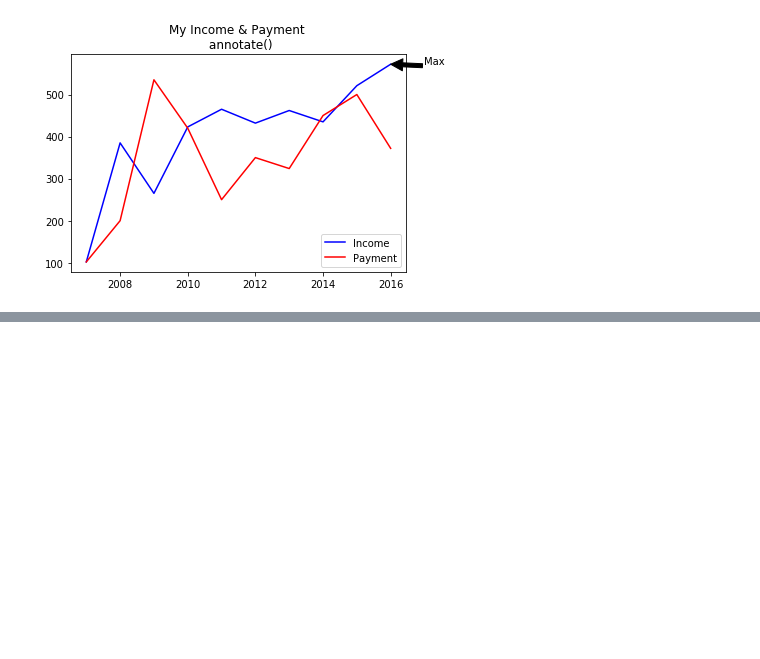
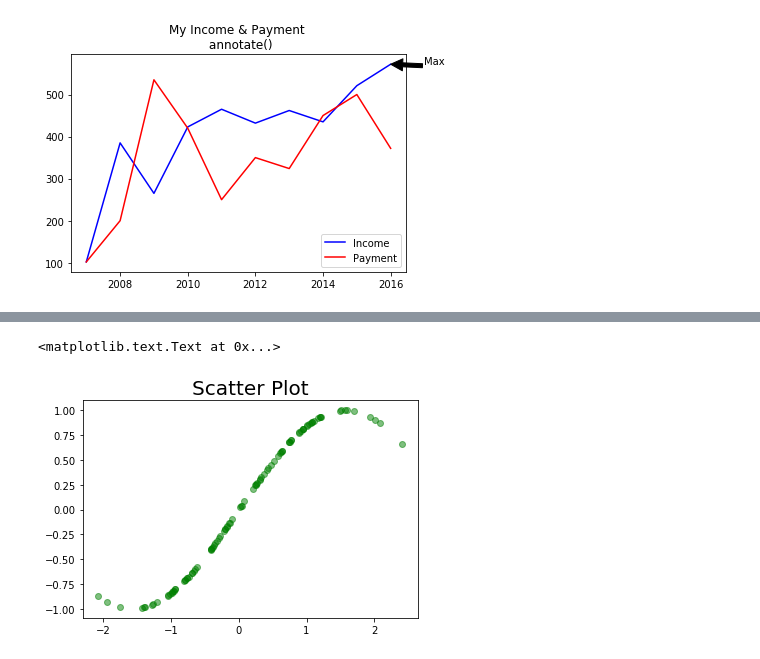
Before and after one commit to iamshihshan/PyOllyTutorial, a Jupyter notebook: 04_MatlibPlot.ipynb, the cells around one changed output, grey strips where cells are left out. Saved outputs shown, nothing was run; the diff lists cells and outputs as text; code cells hidden in the pictures; blank space fills up the shorter version.

```diff
--- a/04_MatlibPlot.ipynb
+++ b/04_MatlibPlot.ipynb
@@ -152,0 +176,8 @@ plt.show()
+# %%
+x = np.random.randn(100)
+y = np.sin(x)
+plt.plot(x, y, 'go', alpha=0.5)
+plt.title('Scatter Plot', size=20)
+# %% [output]
+<matplotlib.text.Text at 0x...>
+[figure, added]
```
Also changed, not shown: parts of 25 cells of this notebook.
